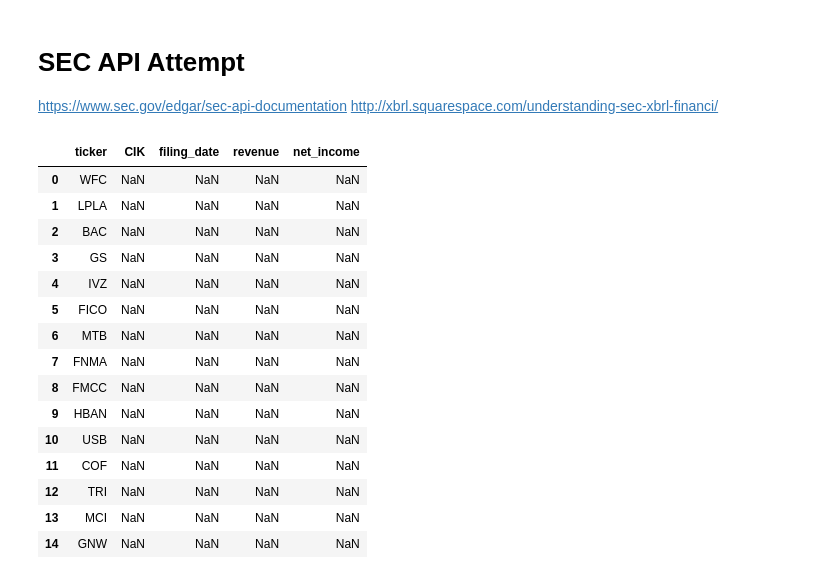
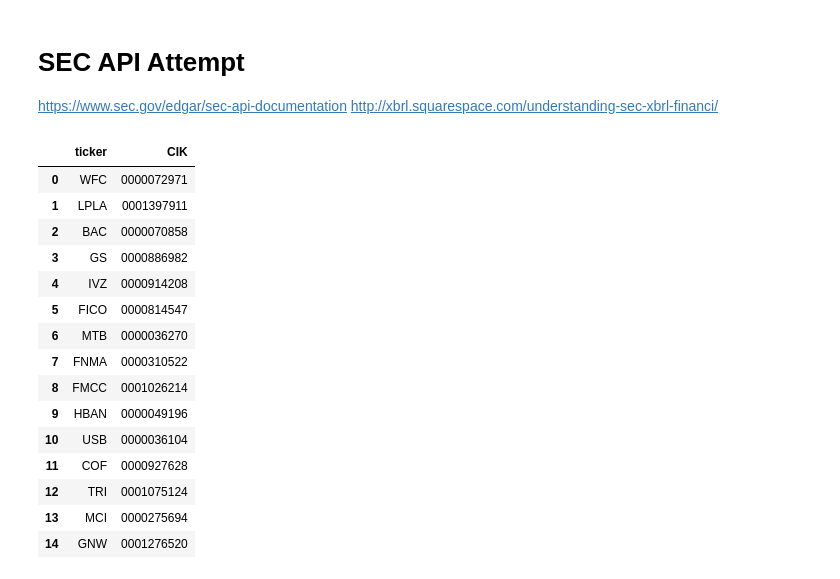
Before and after one commit to EthanMerrill/FinancialsDataCompiler, a Jupyter notebook: EarningsGatheringNotebook.ipynb, the cells around one changed output. Cells and saved outputs as stored; diff of their text form; code cells hidden in the pictures.

```diff
--- a/EarningsGatheringNotebook.ipynb
+++ b/EarningsGatheringNotebook.ipynb
@@ -107,31 +40,42 @@ tickers = [
 'COF',
 'TRI',
 'MCI',
-'GNW'
+'GNW',
 ]
 
-tickers_CIKs = CIKLookup(tickers)
+# tickers = [
+#     'TSLA',
+#     'AAPL',
+#     'MSFT'
+# ]
+
+tickersdf = pd.DataFrame(tickers, columns=['ticker'])
+ciks = pd.DataFrame((list(get_cik_map()["ticker"].items())), columns=['ticker','CIK'])
+# ciks
+tickers_CIKs = tickersdf.merge(ciks, left_on='ticker', right_on='ticker')
 # %%
 # Dataframe setup
 #Columns: Ticker | CIK | Date | Revenue | Net Income
 # columns = ['ticker', 'CIK', 'filing_date','revenue', 'net_income']
 tickersData = pd.DataFrame(tickers_CIKs, columns=['ticker', 'CIK'])
+#add leading zeros
+tickersData['CIK'] = tickersData['CIK'].apply(lambda x: x.zfill(10))
 tickersData
 # %% [output]
-|  | ticker | CIK | filing_date | revenue | net_income |
-| 0 | WFC | NaN | NaN | NaN | NaN |
-| 1 | LPLA | NaN | NaN | NaN | NaN |
-| 2 | BAC | NaN | NaN | NaN | NaN |
-| 3 | GS | NaN | NaN | NaN | NaN |
-| 4 | IVZ | NaN | NaN | NaN | NaN |
-| 5 | FICO | NaN | NaN | NaN | NaN |
-| 6 | MTB | NaN | NaN | NaN | NaN |
-| 7 | FNMA | NaN | NaN | NaN | NaN |
-| 8 | FMCC | NaN | NaN | NaN | NaN |
-| 9 | HBAN | NaN | NaN | NaN | NaN |
-| 10 | USB | NaN | NaN | NaN | NaN |
-| 11 | COF | NaN | NaN | NaN | NaN |
-| 12 | TRI | NaN | NaN | NaN | NaN |
-| 13 | MCI | NaN | NaN | NaN | NaN |
-| 14 | GNW | NaN | NaN | NaN | NaN |
+|  | ticker | CIK |
+| 0 | WFC | 0000072971 |
+| 1 | LPLA | 0001397911 |
+| 2 | BAC | 0000070858 |
+| 3 | GS | 0000886982 |
+| 4 | IVZ | 0000914208 |
+| 5 | FICO | 0000814547 |
+| 6 | MTB | 0000036270 |
+| 7 | FNMA | 0000310522 |
+| 8 | FMCC | 0001026214 |
+| 9 | HBAN | 0000049196 |
+| 10 | USB | 0000036104 |
+| 11 | COF | 0000927628 |
+| 12 | TRI | 0001075124 |
+| 13 | MCI | 0000275694 |
+| 14 | GNW | 0001276520 |
 # %%
```
Also changed, not shown: parts of 11 cells of this notebook, 2 other files.
